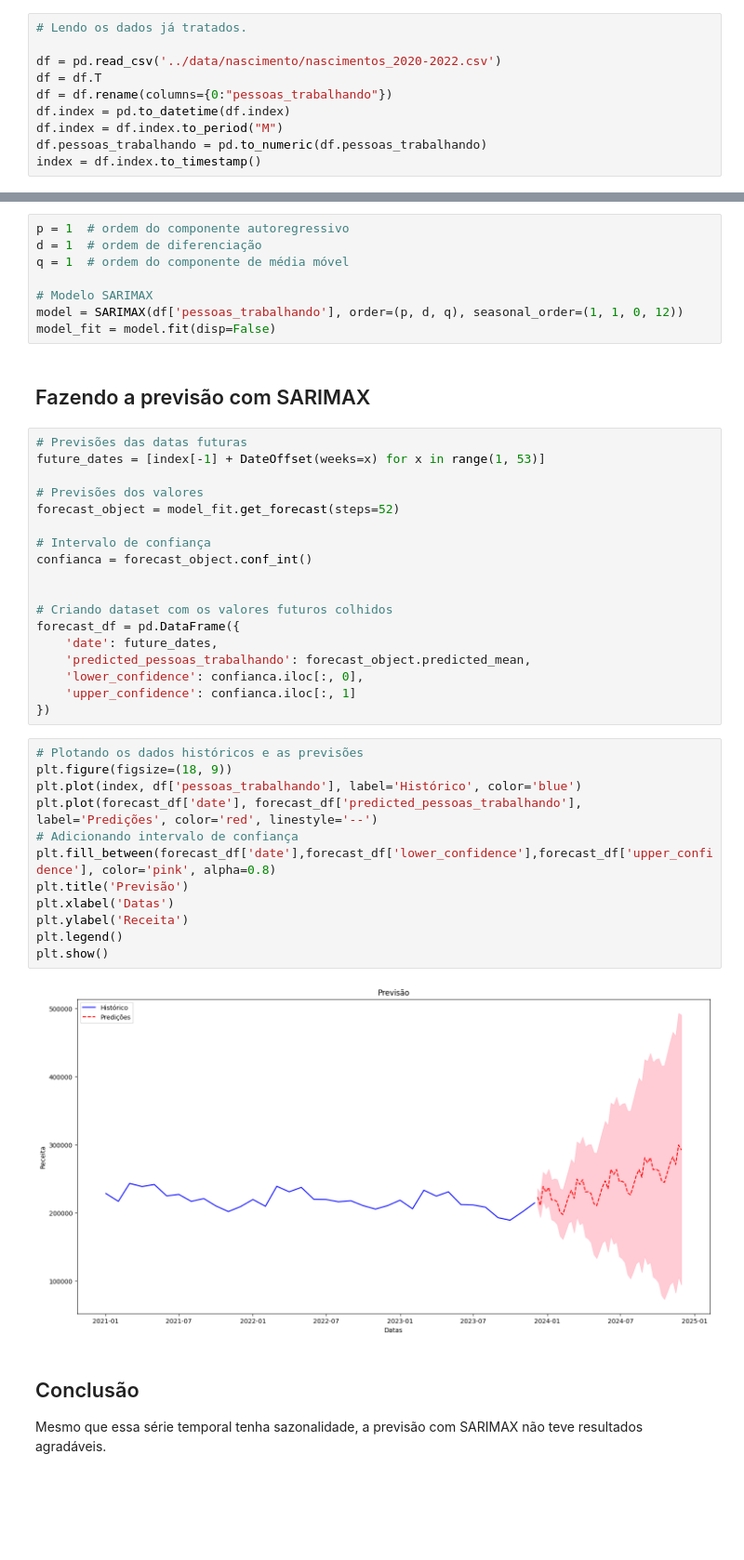
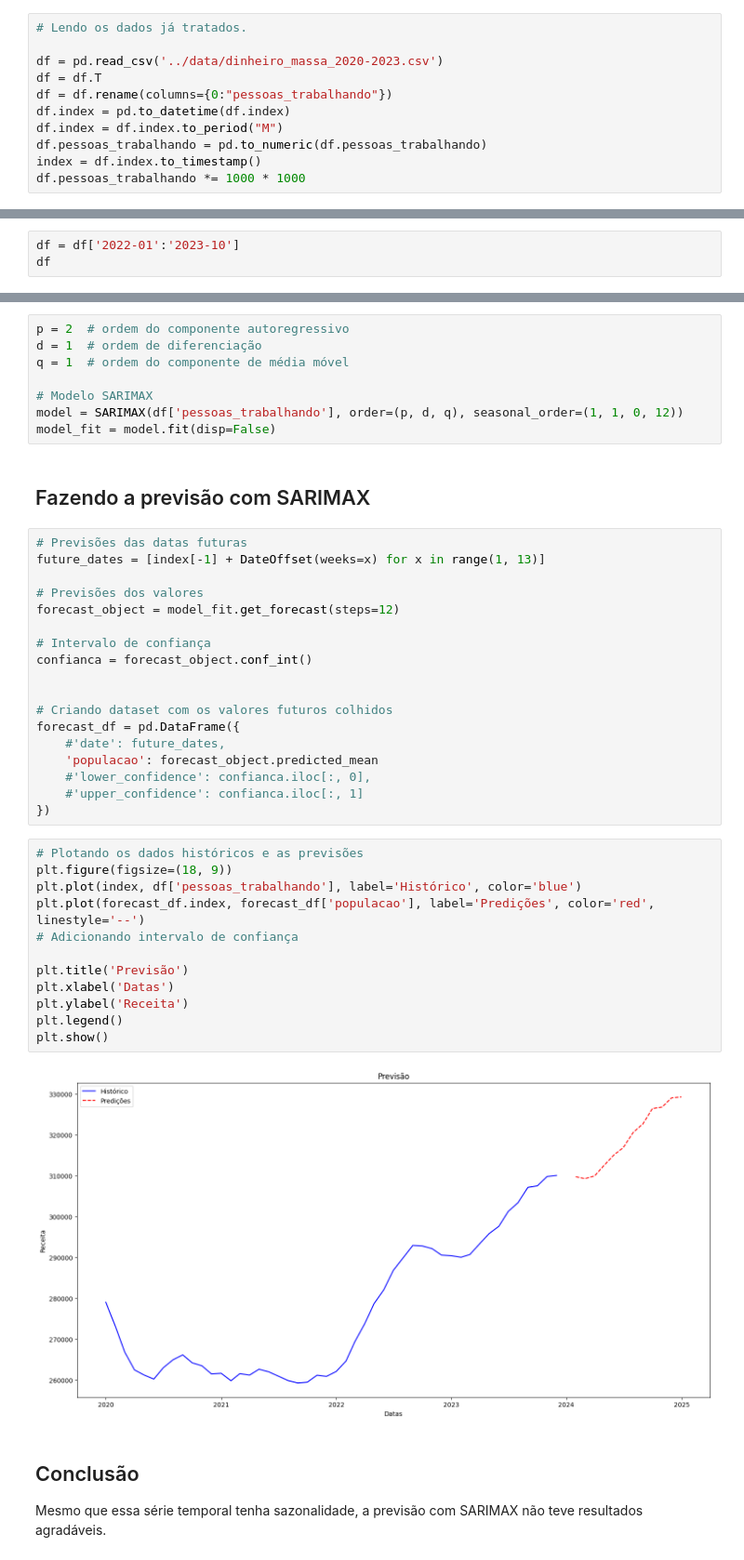
Before and after one commit to felipequentino/app-live-data, a Jupyter notebook: notebooks/decomposicao.ipynb, the cells around one changed output, grey strips where cells are left out. Shown at 93% size. Drawn from its saved outputs; the diff is of its cells as text; blank space fills up the shorter version.

```diff
--- a/notebooks/decomposicao.ipynb
+++ b/notebooks/decomposicao.ipynb
@@ -31,13 +31,14 @@ from statsmodels.tsa.arima.model import ARIMA
 # %%
 # Lendo os dados já tratados.
 
-df = pd.read_csv('../data/nascimento/nascimentos_2020-2022.csv')
+df = pd.read_csv('../data/dinheiro_massa_2020-2023.csv')
 df = df.T
 df = df.rename(columns={0:"pessoas_trabalhando"})
 df.index = pd.to_datetime(df.index)
 df.index = df.index.to_period("M")
 df.pessoas_trabalhando = pd.to_numeric(df.pessoas_trabalhando)
 index = df.index.to_timestamp()
+df.pessoas_trabalhando *= 1000 * 1000
 # %%
 fig, ax = plt.subplots(figsize=(15, 6))
 
@@ -145,0 +147,3 @@ plt.show()
+# %%
+df = df['2022-01':'2023-10']
+df
@@ -146,5 +168,5 @@ plt.show()
 # %%
-p = 1  # ordem do componente autoregressivo
+p = 2  # ordem do componente autoregressivo
 d = 1  # ordem de diferenciação
 q = 1  # ordem do componente de média móvel
 
@@ -155,10 +177,10 @@ model_fit = model.fit(disp=False)
 ## Fazendo a previsão com SARIMAX
 # %%
 # Previsões das datas futuras
-future_dates = [index[-1] + DateOffset(weeks=x) for x in range(1, 53)]
+future_dates = [index[-1] + DateOffset(weeks=x) for x in range(1, 13)]
 
 # Previsões dos valores
-forecast_object = model_fit.get_forecast(steps=52)
+forecast_object = model_fit.get_forecast(steps=12)
 
 # Intervalo de confiança
 confianca = forecast_object.conf_int()
@@ -166,25 +188,25 @@ confianca = forecast_object.conf_int()
 
 # Criando dataset com os valores futuros colhidos
 forecast_df = pd.DataFrame({
-    'date': future_dates,
-    'predicted_pessoas_trabalhando': forecast_object.predicted_mean,
-    'lower_confidence': confianca.iloc[:, 0],
-    'upper_confidence': confianca.iloc[:, 1]
+    #'date': future_dates,
+    'populacao': forecast_object.predicted_mean
+    #'lower_confidence': confianca.iloc[:, 0],
+    #'upper_confidence': confianca.iloc[:, 1]
 })
 # %%
 # Plotando os dados históricos e as previsões
 plt.figure(figsize=(18, 9))
 plt.plot(index, df['pessoas_trabalhando'], label='Histórico', color='blue')
-plt.plot(forecast_df['date'], forecast_df['predicted_pessoas_trabalhando'], label='Predições', color='red', linestyle='--')
+plt.plot(forecast_df.index, forecast_df['populacao'], label='Predições', color='red', linestyle='--')
 # Adicionando intervalo de confiança
-plt.fill_between(forecast_df['date'],forecast_df['lower_confidence'],forecast_df['upper_confidence'], color='pink', alpha=0.8)
+
 plt.title('Previsão')
 plt.xlabel('Datas')
 plt.ylabel('Receita')
 plt.legend()
 plt.show()
 # %% [output]
-[figure, old version]
+[figure, new version]
 # %% [markdown]
 ## Conclusão
 Mesmo que essa série temporal tenha sazonalidade, a previsão com SARIMAX não teve resultados agradáveis.
```
Also changed, not shown: parts of 6 cells of this notebook, 7 other files.
